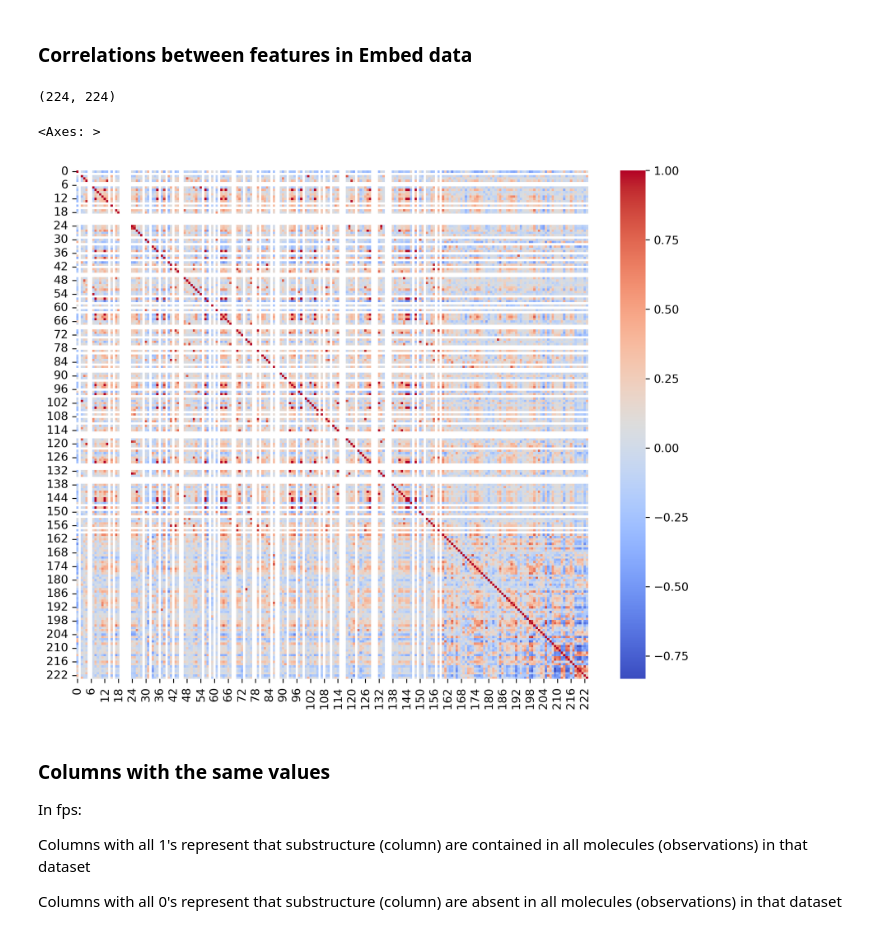
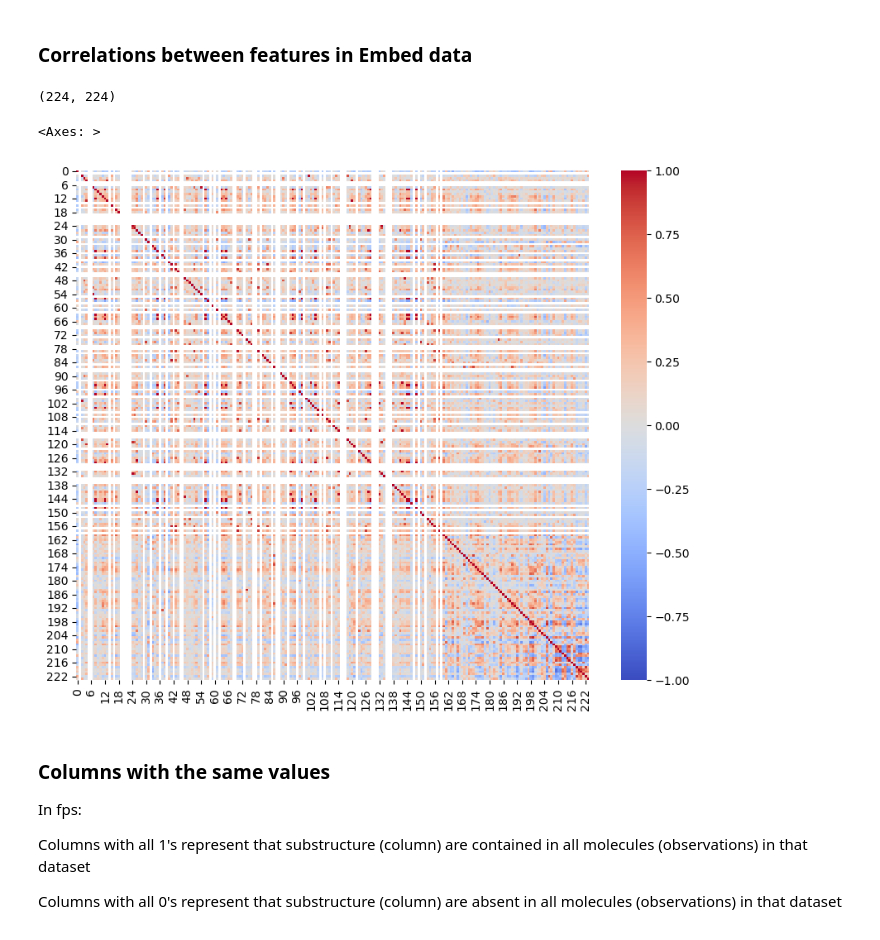
Before and after one commit to Raymond4578/sml-practical, a Jupyter notebook: EDA-final.ipynb, the cells around one changed output. Cells and saved outputs as stored; diff of their text form; code cells hidden in the pictures.

```diff
--- a/EDA-final.ipynb
+++ b/EDA-final.ipynb
@@ -14,8 +14,6 @@ from sklearn.model_selection import train_test_split
 from sklearn.ensemble import RandomForestClassifier
 from sklearn.metrics import accuracy_score
 from sklearn.metrics import f1_score
-
-plt.rcParams['figure.dpi'] = 300
 # %%
 import os
 vis_path = "SB22_GroupAssessedPractical2025/figures"
@@ -233,15 +228,14 @@ plt.show()
 # %% [markdown]
 ### Correlations between features in Embed data
 # %%
-#1. heatmap  这张图要画么？ 没有有用到EDA
 embed_corr = X_embed_train.corr()
 print(embed_corr.shape)
 plt.figure(figsize=(10,8))
-sns.heatmap(embed_corr,cmap="coolwarm")
+sns.heatmap(embed_corr,cmap="coolwarm", vmax=1, vmin = -1)
 # %% [output]
 (224, 224)
 <Axes: >
-[figure, old version]
+[figure, new version]
 # %% [markdown]
 ### Columns with the same values
 
```
Also changed, not shown: parts of 8 cells of this notebook.
